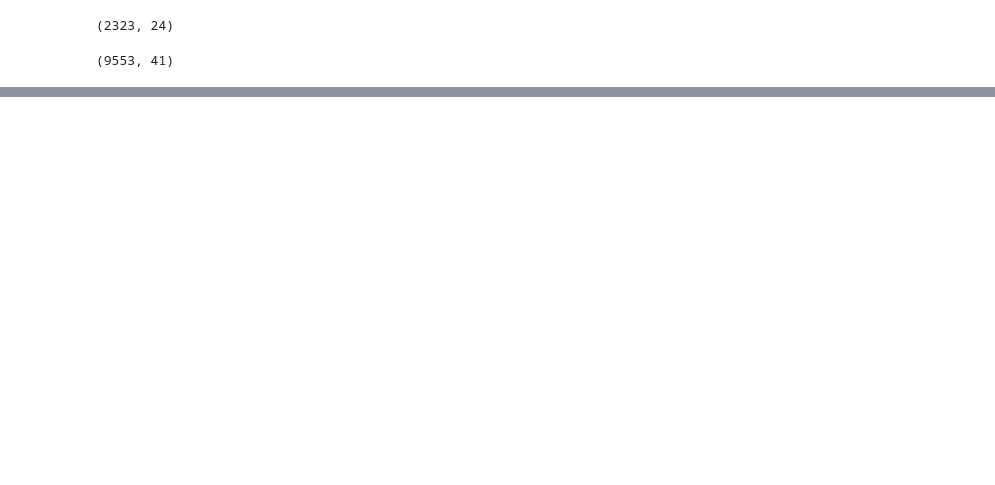
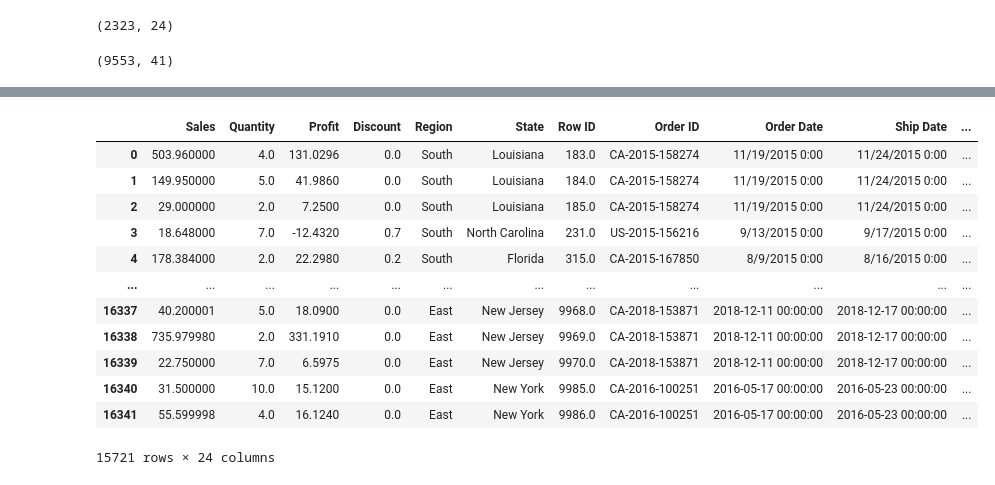
Before and after one commit to DUanalytics/pyJupyter, a Jupyter notebook: 21-TBprep/TBprep1.ipynb, the cells around one changed output, grey strips where cells are left out. Cells and saved outputs as stored; diff of their text form; code cells hidden in the pictures; blank space fills up the shorter version.

```diff
--- a/21-TBprep/TBprep1.ipynb
+++ b/21-TBprep/TBprep1.ipynb
@@ -92,0 +487,2 @@ AttributeError: 'str' object has no attribute 'shape'
+# %%
+returnReasonsDF.drop(columns = ['Row ID', 'Order Date', 'Sub-Category', 'Manufacturer', 'Product Name', 'Notes'], inplace=True)
@@ -92,0 +498,2 @@ AttributeError: 'str' object has no attribute 'shape'
+# %%
+returnReasonsDF['Approver'] = returnReasonsDF.Approver.str.strip()
@@ -92,0 +562,23 @@ AttributeError: 'str' object has no attribute 'shape'
+# %%
+arnold = ['C Arnold', 'C ARNOLD', 'C  Arnold', 'c arnold', 'C.. Arnold', 'c. arnold', 'C/ Arnold' ]
+jenkins = ['L Jenkins', 'L. Jenkins']  #'Jenkins'
+kelly = ['S Kelly', 'S. Kelly', 's kelly']
+gomez = ['M Gomez', 'M. Gomez', 'M/ Gomez']
+williams = ['E Williams', 'E   Williams', 'EWilliams', 'E Wi lliams']
+azad = ['F Azad', 'F. Azad', 'f azad']
+chen = ['R Chen', 'R. Chen']
+smith = ['L Smith', 'L. Smith']
+lawrence = ['K Lawrence', 'K. Lawrence']
+lindsay = ['G Lindsay', 'G. Lindsay']
+duchesne = ['R Duchesne', 'R. Duchesne']
+returnReasonsDF.Approver.replace(arnold ,'Arnold', inplace=True)
+returnReasonsDF.Approver.replace(jenkins ,'Jenkins', inplace=True)
+returnReasonsDF.Approver.replace(kelly ,'Kelly', inplace=True)
+returnReasonsDF.Approver.replace(gomez ,'Gomez', inplace=True)
+returnReasonsDF.Approver.replace(williams ,'Williams', inplace=True)
+returnReasonsDF.Approver.replace(azad ,'Azad', inplace=True)
+returnReasonsDF.Approver.replace(chen ,'Chen', inplace=True)
+returnReasonsDF.Approver.replace(smith ,'Smith', inplace=True)
+returnReasonsDF.Approver.replace(lawrence ,'Lawrence', inplace=True)
+returnReasonsDF.Approver.replace(lindsay ,'Lindsay', inplace=True)
+returnReasonsDF.Approver.replace(duchesne ,'Duchesne', inplace=True)
@@ -92,0 +630,2 @@ AttributeError: 'str' object has no attribute 'shape'
+# %%
+mergeDF = pd.merge(orders2, returnReasonsDF, how='left', left_on=['Product ID', 'Order ID'], right_on = ['Product ID', 'Order ID'])
@@ -92,0 +683,16 @@ AttributeError: 'str' object has no attribute 'shape'
+# %%
+mergeDF.loc[mergeDF['Return Reason'].isna()]
+# %% [output]
+|  | Sales | Quantity | Profit | Discount | Region | State | Row ID | Order ID | Order Date | Ship Date | ... |
+| 0 | 503.960000 | 4.0 | 131.0296 | 0.0 | South | Louisiana | 183.0 | CA-2015-158274 | 11/19/2015 0:00 | 11/24/2015 0:00 | ... |
+| 1 | 149.950000 | 5.0 | 41.9860 | 0.0 | South | Louisiana | 184.0 | CA-2015-158274 | 11/19/2015 0:00 | 11/24/2015 0:00 | ... |
+| 2 | 29.000000 | 2.0 | 7.2500 | 0.0 | South | Louisiana | 185.0 | CA-2015-158274 | 11/19/2015 0:00 | 11/24/2015 0:00 | ... |
+| 3 | 18.648000 | 7.0 | -12.4320 | 0.7 | South | North Carolina | 231.0 | US-2015-156216 | 9/13/2015 0:00 | 9/17/2015 0:00 | ... |
+| 4 | 178.384000 | 2.0 | 22.2980 | 0.2 | South | Florida | 315.0 | CA-2015-167850 | 8/9/2015 0:00 | 8/16/2015 0:00 | ... |
+| ... | ... | ... | ... | ... | ... | ... | ... | ... | ... | ... | ... |
+| 16337 | 40.200001 | 5.0 | 18.0900 | 0.0 | East | New Jersey | 9968.0 | CA-2018-153871 | 2018-12-11 00:00:00 | 2018-12-17 00:00:00 | ... |
+| 16338 | 735.979980 | 2.0 | 331.1910 | 0.0 | East | New Jersey | 9969.0 | CA-2018-153871 | 2018-12-11 00:00:00 | 2018-12-17 00:00:00 | ... |
+| 16339 | 22.750000 | 7.0 | 6.5975 | 0.0 | East | New Jersey | 9970.0 | CA-2018-153871 | 2018-12-11 00:00:00 | 2018-12-17 00:00:00 | ... |
+| 16340 | 31.500000 | 10.0 | 15.1200 | 0.0 | East | New York | 9985.0 | CA-2016-100251 | 2016-05-17 00:00:00 | 2016-05-23 00:00:00 | ... |
+| 16341 | 55.599998 | 4.0 | 16.1240 | 0.0 | East | New York | 9986.0 | CA-2016-100251 | 2016-05-17 00:00:00 | 2016-05-23 00:00:00 | ... |
+15721 rows × 24 columns
```
Also changed, not shown: parts of 71 cells of this notebook.
